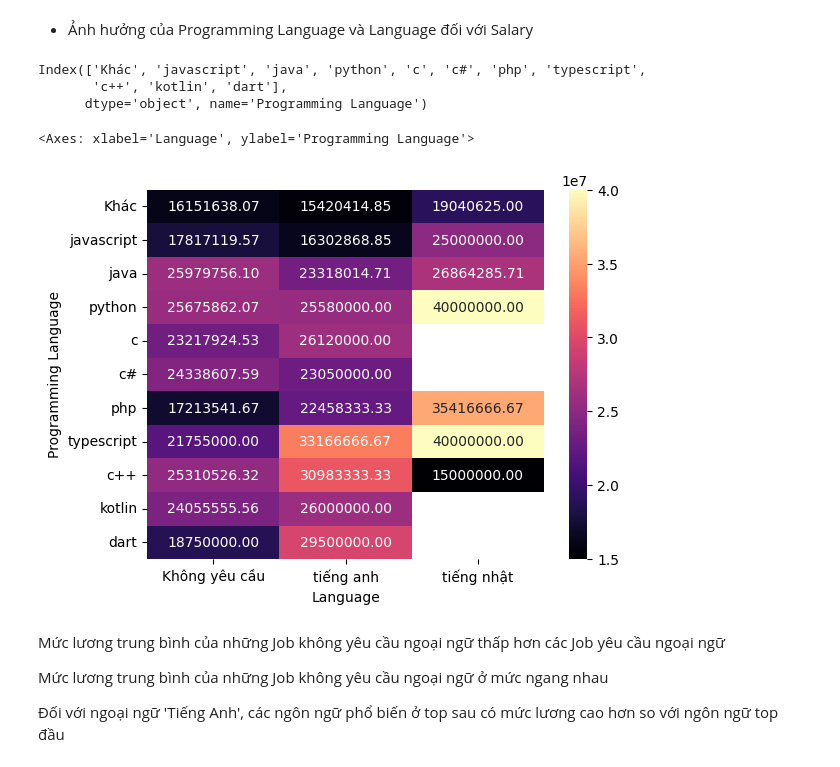
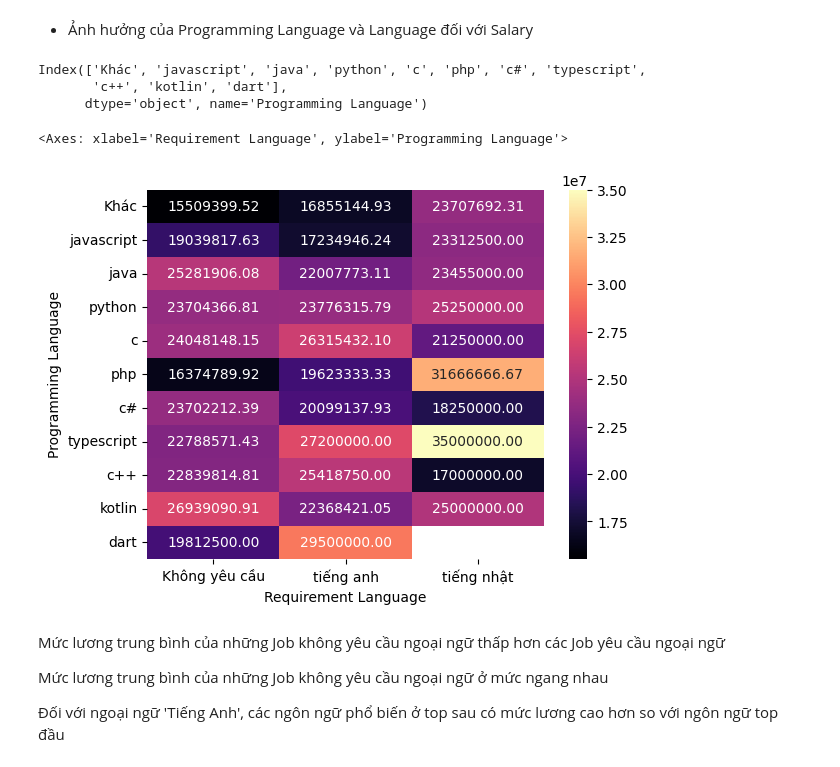
Before and after one commit to mxtruongplayboy/IT-salary-forecast-based-on-job-postings, a Jupyter notebook: src/presentation.ipynb, the cells around one changed output. Saved outputs shown, nothing was run; the diff lists cells and outputs as text; code cells hidden in the pictures.

```diff
--- a/src/presentation.ipynb
+++ b/src/presentation.ipynb
@@ -218,7 +215,7 @@ plt.show()
 # %% [markdown]
 - Sau khi làm sạch và chuẩn hóa
 # %%
-jobs_cleaning = pd.read_csv('../data/clean data.csv')
+jobs_cleaning = pd.read_csv('../data/clean_data_train.csv')
 # %% [markdown]
 # Lựa chọn biến mục tiêu, biến quan trong
 # %% [markdown]
@@ -304,24 +301,24 @@ Tuy nhiên, Thực tập sinh có số lượng Job khá là ít so với nhân
 # %% [markdown]
 - Ảnh hưởng của Programming Language và Language đối với Salary
 # %%
-d = jobs_cleaning.groupby(['Programming Language', 'Language'])['Salary'].mean().unstack()
+d = jobs_cleaning.groupby(['Programming Language', 'Requirement Language'])['Salary'].mean().unstack()
 
 # Sắp xếp dựa trên giá trị trung bình lương của mỗi ngôn ngữ lập trình
 sorted_indices = jobs_cleaning['Programming Language'].value_counts().index
 
 print(sorted_indices)
 
 # Sử dụng indices đã sắp xếp để sắp xếp DataFrame d
 d_sorted = d.reindex(sorted_indices)
 
 # Vẽ heatmap với DataFrame đã sắp xếp
 sns.heatmap(d_sorted, cmap='magma', annot=True, fmt=".2f")
 # %% [output]
-Index(['Khác', 'javascript', 'java', 'python', 'c', 'c#', 'php', 'typescript',
+Index(['Khác', 'javascript', 'java', 'python', 'c', 'php', 'c#', 'typescript',
        'c++', 'kotlin', 'dart'],
       dtype='object', name='Programming Language')
-<Axes: xlabel='Language', ylabel='Programming Language'>
+<Axes: xlabel='Requirement Language', ylabel='Programming Language'>
-[figure, old version]
+[figure, new version]
 # %% [markdown]
 Mức lương trung bình của những Job không yêu cầu ngoại ngữ thấp hơn các Job yêu cầu ngoại ngữ
 
```
Also changed, not shown: parts of 17 cells of this notebook, 14 other files.
